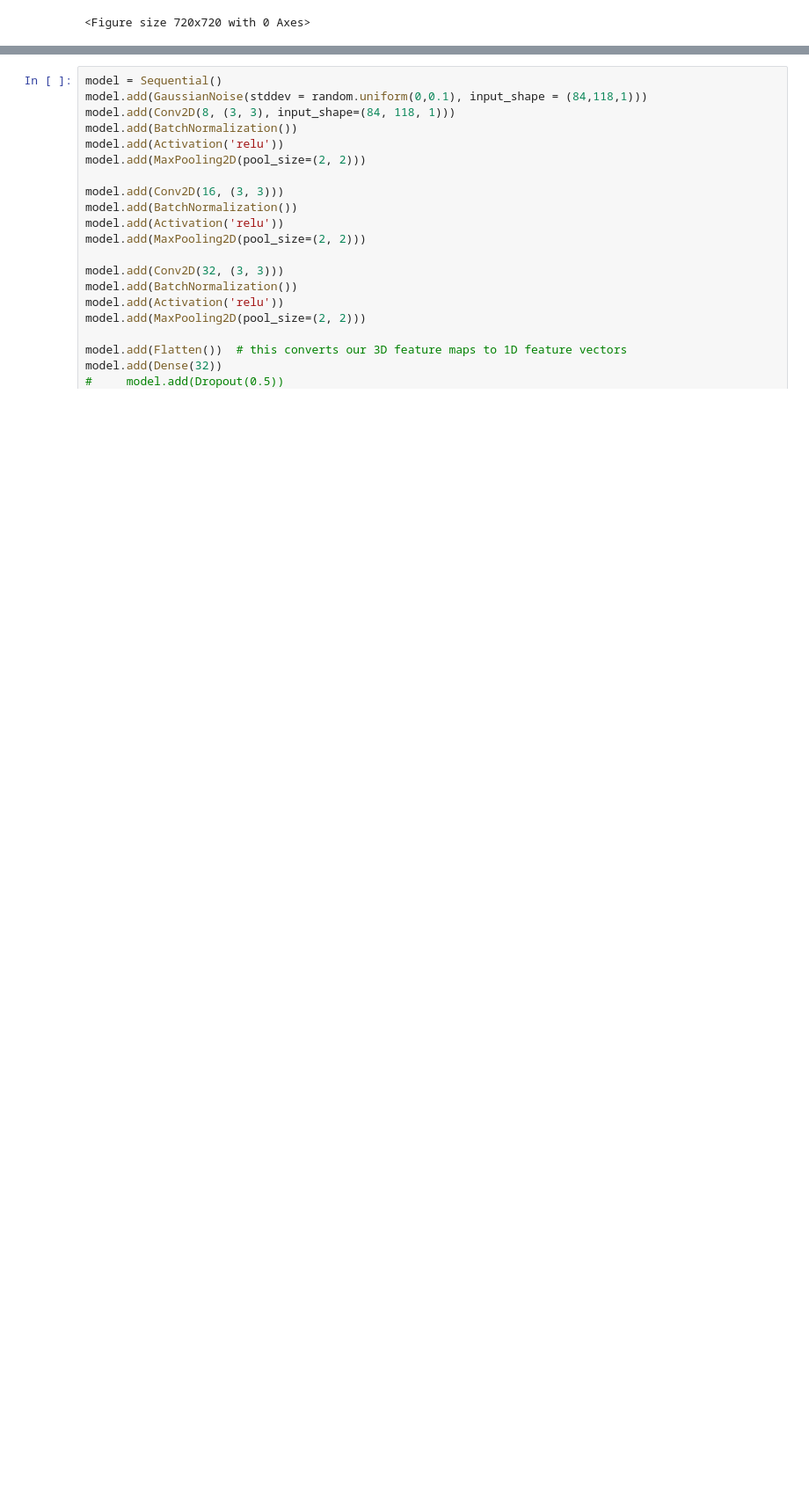
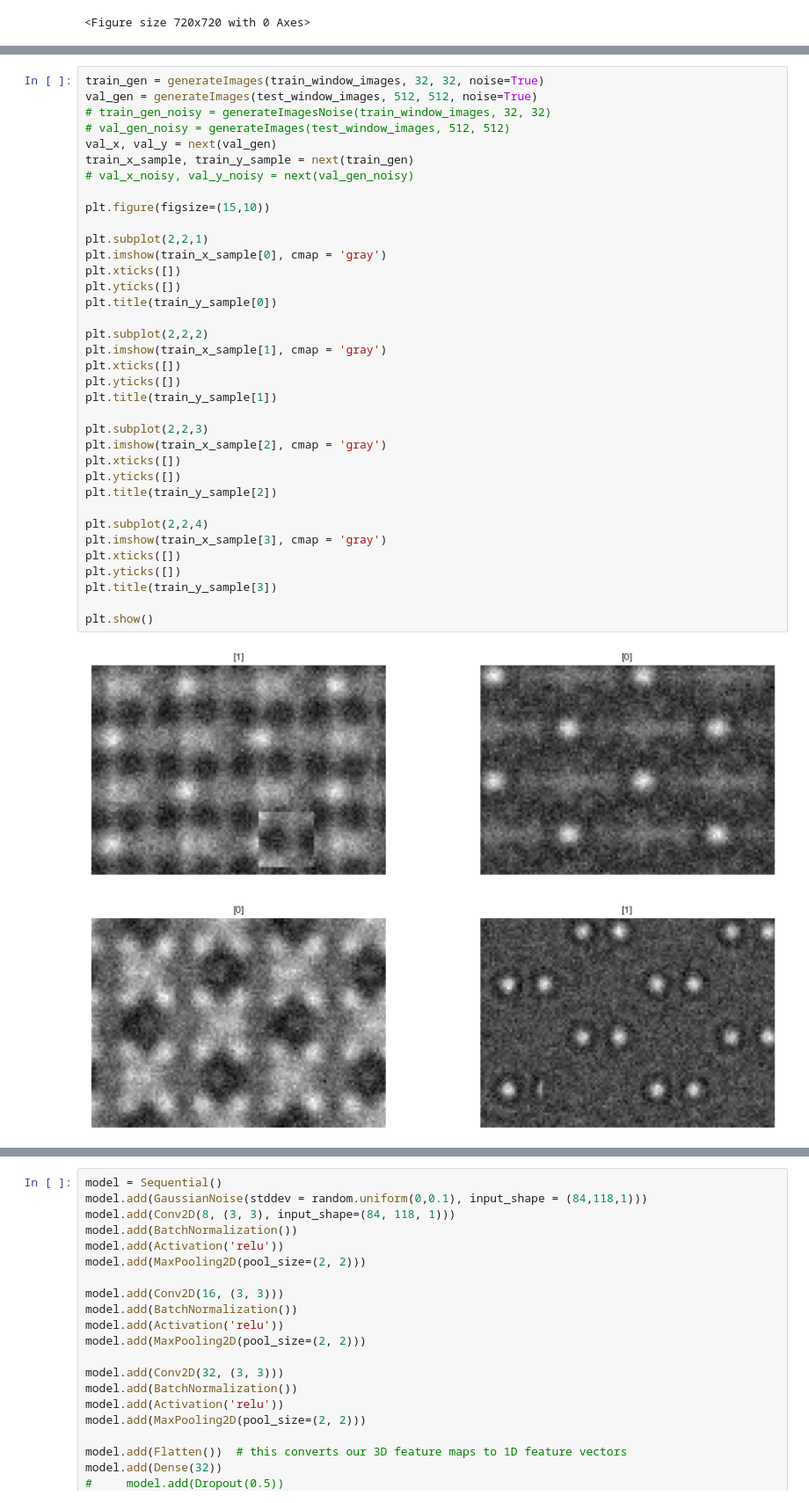
Before and after one commit to SAndrew135/cutpaste-AFIT, a Jupyter notebook: notebooks/TEM CNN.ipynb, the cells around one changed output, grey strips where cells are left out. Shown at 88% size. Cells and saved outputs as stored; diff of their text form; blank space fills up the shorter version.

```diff
--- a/notebooks/TEM CNN.ipynb
+++ b/notebooks/TEM CNN.ipynb
@@ -347,0 +363,38 @@ INFO:tensorflow:Assets written to: C:\Users\Cho1\Documents\andrew_song\project_c
+# %%
+train_gen = generateImages(train_window_images, 32, 32, noise=True)
+val_gen = generateImages(test_window_images, 512, 512, noise=True)
+# train_gen_noisy = generateImagesNoise(train_window_images, 32, 32)
+# val_gen_noisy = generateImages(test_window_images, 512, 512)
+val_x, val_y = next(val_gen)
+train_x_sample, train_y_sample = next(train_gen)
+# val_x_noisy, val_y_noisy = next(val_gen_noisy)
+
+plt.figure(figsize=(15,10))
+
+plt.subplot(2,2,1)
+plt.imshow(train_x_sample[0], cmap = 'gray')
+plt.xticks([])
+plt.yticks([])
+plt.title(train_y_sample[0])
+
+plt.subplot(2,2,2)
+plt.imshow(train_x_sample[1], cmap = 'gray')
+plt.xticks([])
+plt.yticks([])
+plt.title(train_y_sample[1])
+
+plt.subplot(2,2,3)
+plt.imshow(train_x_sample[2], cmap = 'gray')
+plt.xticks([])
+plt.yticks([])
+plt.title(train_y_sample[2])
+
+plt.subplot(2,2,4)
+plt.imshow(train_x_sample[3], cmap = 'gray')
+plt.xticks([])
+plt.yticks([])
+plt.title(train_y_sample[3])
+
+plt.show()
+# %% [output]
+[figure, added]
```
Also changed, not shown: parts of 16 cells of this notebook, 13 other files.
